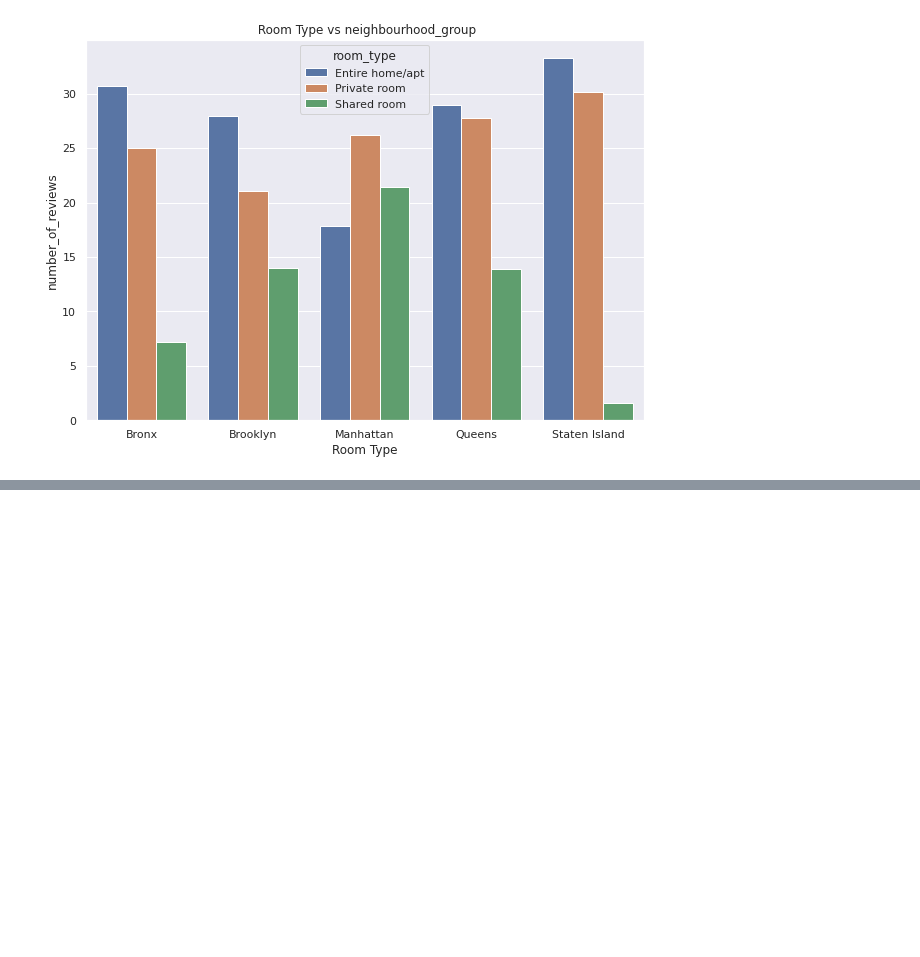
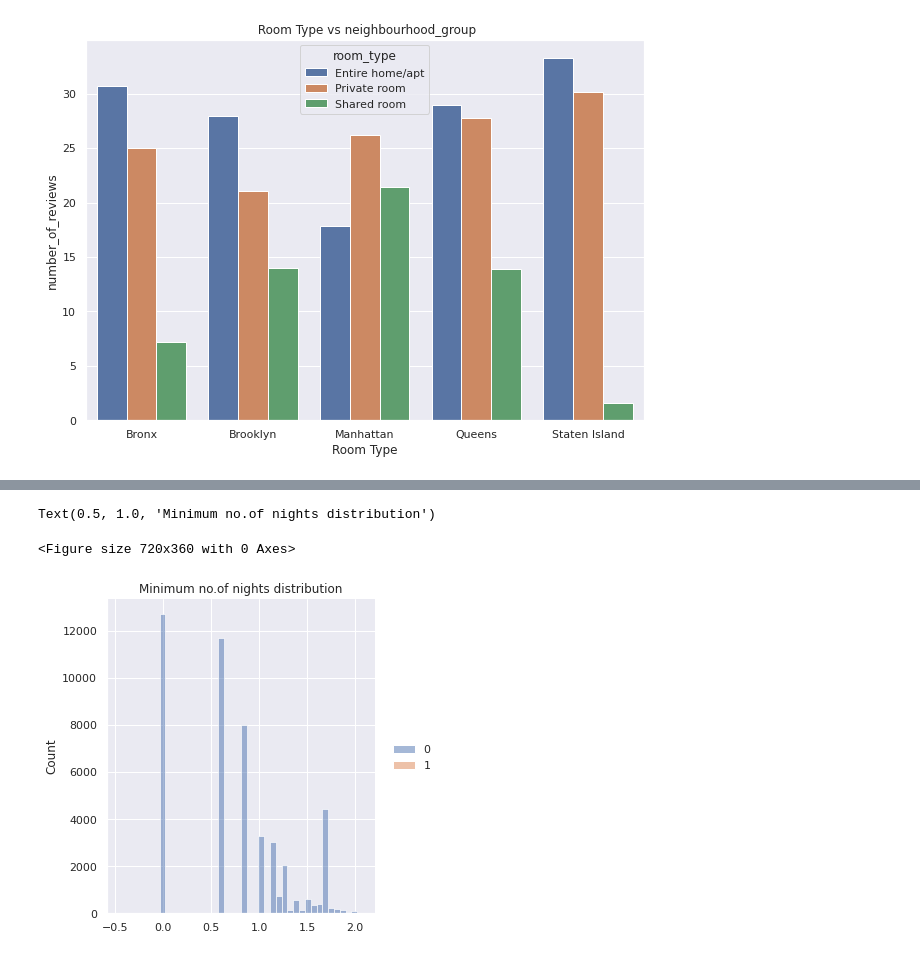
Before and after one commit to shahfaissalDharwad/EDA-on-airbnb, a Jupyter notebook: Copy_of_Copy_of_Airbnb_faisal.ipynb, the cells around one changed output, grey strips where cells are left out. Drawn from its saved outputs; the diff is of its cells as text; code cells hidden in the pictures; blank space fills up the shorter version.

Commit message:
Minimum no of nights distribution

```diff
--- a/Copy_of_Copy_of_Airbnb_faisal.ipynb
+++ b/Copy_of_Copy_of_Airbnb_faisal.ipynb
@@ -193,0 +212,15 @@ plt.show()
+# %%
+from scipy.stats import boxcox
+data_box_cox_transform = boxcox(df.minimum_nights)
+# %%
+#plot for box-cox transformed data.
+sns.set_theme(); np.random.seed(0)
+plt.figure(figsize=(10,5))
+
+ax = sns.displot(data_box_cox_transform)
+
+plt.title('Minimum no.of nights distribution')
+# %% [output]
+Text(0.5, 1.0, 'Minimum no.of nights distribution')
+<Figure size 720x360 with 0 Axes>
+[figure, added]
```
Also changed, not shown: parts of 2 cells of this notebook.
